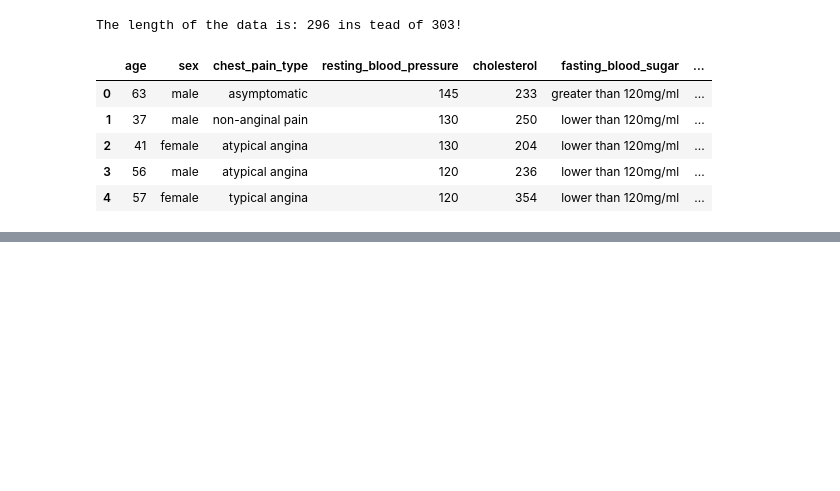
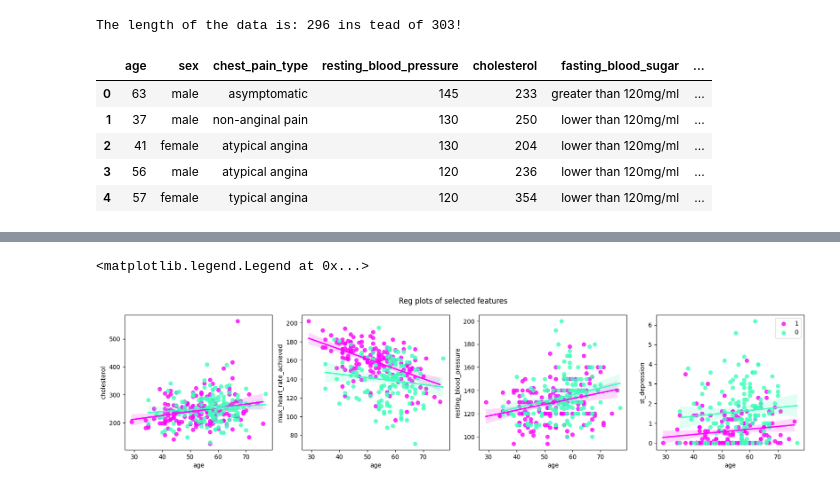
Before and after one commit to ThanhVy-2002/learning_AI, a Jupyter notebook: heart-disease-prediction/python_1.ipynb, the cells around one changed output, grey strips where cells are left out. Cells and saved outputs as stored; diff of their text form; code cells hidden in the pictures; blank space fills up the shorter version.

```diff
--- a/heart-disease-prediction/python_1.ipynb
+++ b/heart-disease-prediction/python_1.ipynb
@@ -96,0 +187,15 @@ data.head()
+# %%
+fig, ax = plt.subplots(1,4, figsize=(20, 4))
+sns.regplot(data=data[data['target'] ==1], x='age', y='cholesterol', ax = ax[0], color=mypal[0], label='1')
+sns.regplot(data=data[data['target'] ==0], x='age', y='cholesterol', ax = ax[0], color=mypal[5], label='0')
+sns.regplot(data=data[data['target'] ==1], x='age', y='max_heart_rate_achieved', ax = ax[1], color=mypal[0], label='1')
+sns.regplot(data=data[data['target'] ==0], x='age', y='max_heart_rate_achieved', ax = ax[1], color=mypal[5], label='0')
+sns.regplot(data=data[data['target'] ==1], x='age', y='resting_blood_pressure', ax = ax[2], color=mypal[0], label='1')
+sns.regplot(data=data[data['target'] ==0], x='age', y='resting_blood_pressure', ax = ax[2], color=mypal[5], label='0')
+sns.regplot(data=data[data['target'] ==1], x='age', y='st_depression', ax = ax[3], color=mypal[0], label='1')
+sns.regplot(data=data[data['target'] ==0], x='age', y='st_depression', ax = ax[3], color=mypal[5], label='0')
+plt.suptitle('Reg plots of selected features')
+plt.legend()
+# %% [output]
+<matplotlib.legend.Legend at 0x...>
+[figure, added]
```
Also changed, not shown: parts of 10 cells of this notebook.
